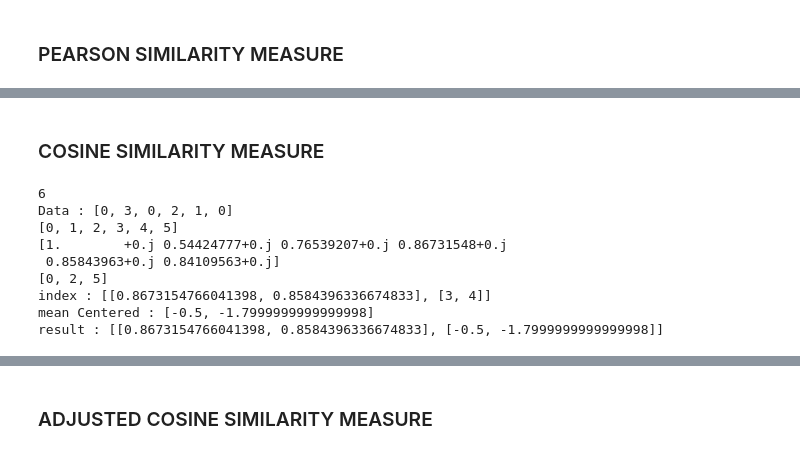
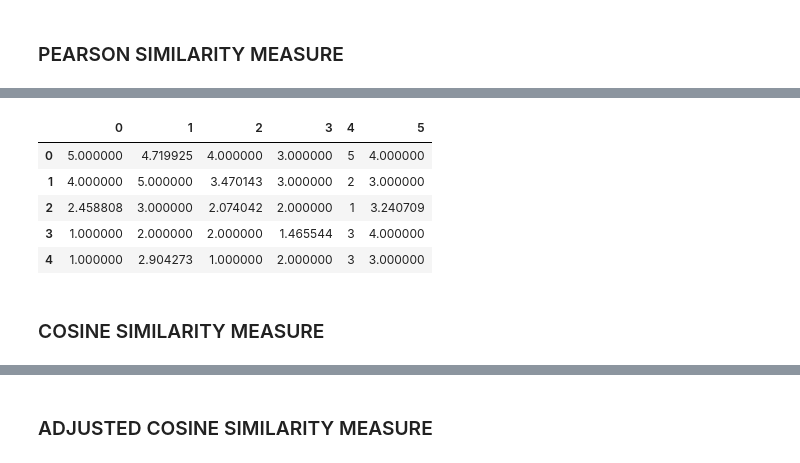
Before and after one commit to DimasDliyaurR/similarity-measure-collaborative-filtering-srp, a Jupyter notebook: main.ipynb, the cells around one changed output, grey strips where cells are left out. Cells and saved outputs as stored; diff of their text form; code cells hidden in the pictures.

```diff
--- a/main.ipynb
+++ b/main.ipynb
@@ -103,17 +98,16 @@ similarity_pearson.getDataFrame()
+# %%
+similarity_pearson.getPredictionDataFrame()
+# %% [output]
+|  | 0 | 1 | 2 | 3 | 4 | 5 |
+| 0 | 5.000000 | 4.719925 | 4.000000 | 3.000000 | 5 | 4.000000 |
+| 1 | 4.000000 | 5.000000 | 3.470143 | 3.000000 | 2 | 3.000000 |
+| 2 | 2.458808 | 3.000000 | 2.074042 | 2.000000 | 1 | 3.240709 |
+| 3 | 1.000000 | 2.000000 | 2.000000 | 1.465544 | 3 | 4.000000 |
+| 4 | 1.000000 | 2.904273 | 1.000000 | 2.000000 | 3 | 3.000000 |
 # %% [markdown]
 ### COSINE SIMILARITY MEASURE
 # %%
-similarity_cosine = similarity.Cosine(matrix,0)
+similarity_cosine = similarity.Cosine(matrix,opsional=1,k=2)
-# %% [output]
-6
-Data : [0, 3, 0, 2, 1, 0]
-[0, 1, 2, 3, 4, 5]
-[1.        +0.j 0.54424777+0.j 0.76539207+0.j 0.86731548+0.j
- 0.85843963+0.j 0.84109563+0.j]
-[0, 2, 5]
-index : [[0.8673154766041398, 0.8584396336674833], [3, 4]]
-mean Centered : [-0.5, -1.7999999999999998]
-result : [[0.8673154766041398, 0.8584396336674833], [-0.5, -1.7999999999999998]]
 # %%
 similarity_cosine.getMeanListDataFrame()
 # %% [output]
```
Also changed, not shown: parts of 21 cells of this notebook, 4 other files.
